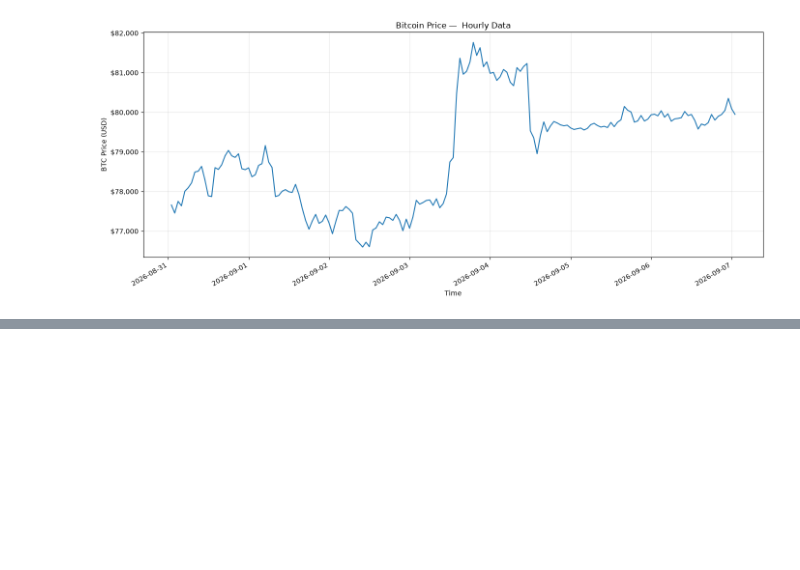
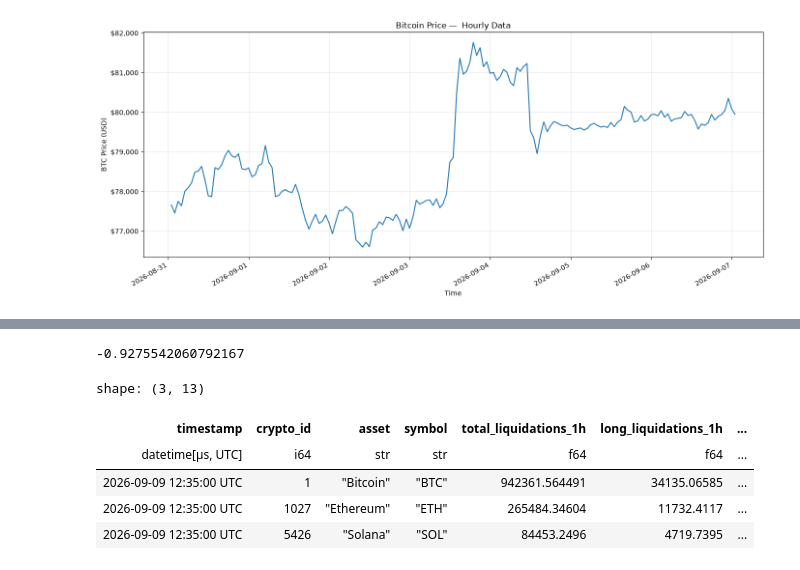
Before and after one commit to callumconnel1/crypto-derivatives-risk-radar, a Jupyter notebook: research/using_cmc_api.ipynb, the cells around one changed output, grey strips where cells are left out. Saved outputs shown, nothing was run; the diff lists cells and outputs as text; code cells hidden in the pictures; blank space fills up the shorter version.

```diff
--- a/research/using_cmc_api.ipynb
+++ b/research/using_cmc_api.ipynb
@@ -461,0 +735,55 @@ plt.show()
+# %%
+btc = liquidation_data["data"]["cryptocurrencies"][0]
+q = btc["quotes"][0]
+
+imbalance_1h = (
+    q["long_liquidations_1h"]
+    - q["short_liquidations_1h"]
+) / q["total_liquidations_1h"]
+
+imbalance_1h
+# %% [output]
+-0.9275542060792167
+# %%
+cryptocurrencies = liquidation_data["data"]["cryptocurrencies"]
+
+rows = []
+
+for crypto in cryptocurrencies:
+
+    quote = crypto["quotes"][0]
+
+    rows.append({
+        "timestamp": quote["last_updated"],
+        "crypto_id": crypto["crypto_id"],
+        "asset": crypto["name"],
+        "symbol": crypto["symbol"],
+
+        "total_liquidations_1h": quote["total_liquidations_1h"],
+        "long_liquidations_1h": quote["long_liquidations_1h"],
+        "short_liquidations_1h": quote["short_liquidations_1h"],
+
+        "total_liquidations_4h": quote["total_liquidations_4h"],
+        "long_liquidations_4h": quote["long_liquidations_4h"],
+        "short_liquidations_4h": quote["short_liquidations_4h"],
+
+        "total_liquidations_24h": quote["total_liquidations_24h"],
+        "long_liquidations_24h": quote["long_liquidations_24h"],
+        "short_liquidations_24h": quote["short_liquidations_24h"],
+    })
+
+liq_df = pl.DataFrame(rows)
+
+liq_df = liq_df.with_columns(
+    pl.col("timestamp")
+    .str.to_datetime(time_zone="UTC")
+)
+
+liq_df
+# %% [output]
+shape: (3, 13)
+| timestamp | crypto_id | asset | symbol | total_liquidations_1h | long_liquidations_1h | ... |
+| datetime[μs, UTC] | i64 | str | str | f64 | f64 | ... |
+| 2026-09-09 12:35:00 UTC | 1 | "Bitcoin" | "BTC" | 942361.564491 | 34135.06585 | ... |
+| 2026-09-09 12:35:00 UTC | 1027 | "Ethereum" | "ETH" | 265484.34604 | 11732.4117 | ... |
+| 2026-09-09 12:35:00 UTC | 5426 | "Solana" | "SOL" | 84453.2496 | 4719.7395 | ... |
```
Also changed, not shown: parts of 34 cells of this notebook, 16 other files.
